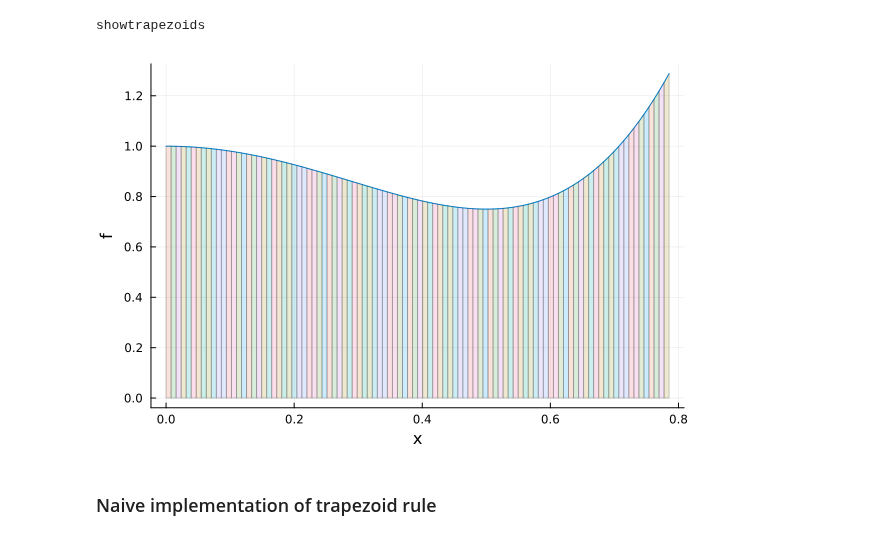
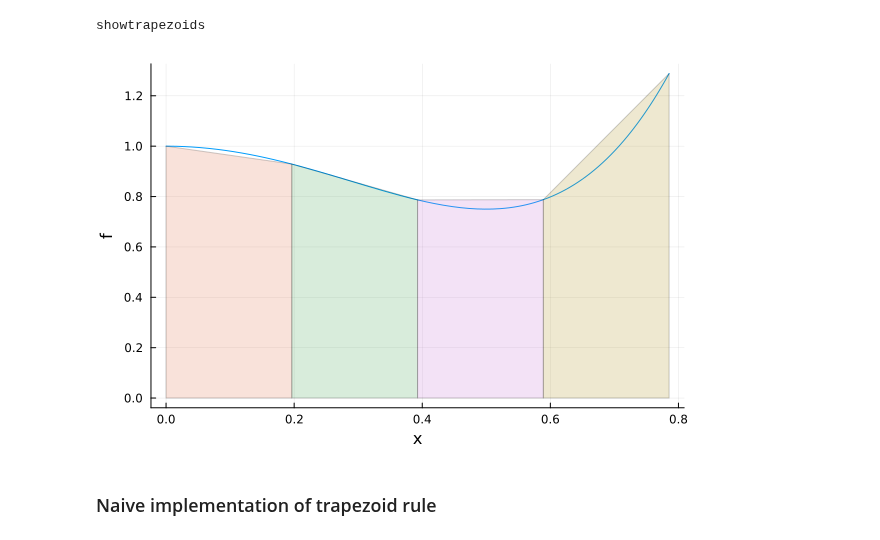
Before and after one commit to em256/phys4480, a Jupyter notebook: _sources/Period of a pendulum.ipynb, the cells around one changed output. Cells and saved outputs as stored; diff of their text form; code cells hidden in the pictures.

```diff
--- a/_sources/Period of a pendulum.ipynb
+++ b/_sources/Period of a pendulum.ipynb
@@ -135,9 +135,9 @@ end
 showtrapezoids
 # %%
 f(x)=1-2x^2+4x^4
-showtrapezoids(f,(0,pi/4),100)
+showtrapezoids(f,(0,pi/4),4)
 # %% [output]
-[figure, old version]
+[figure, new version]
 # %%
 #Uncomment for interactive content
 # -- only works in classic notebooks
```
Also changed, not shown: parts of 58 cells of this notebook, 30 other files.
